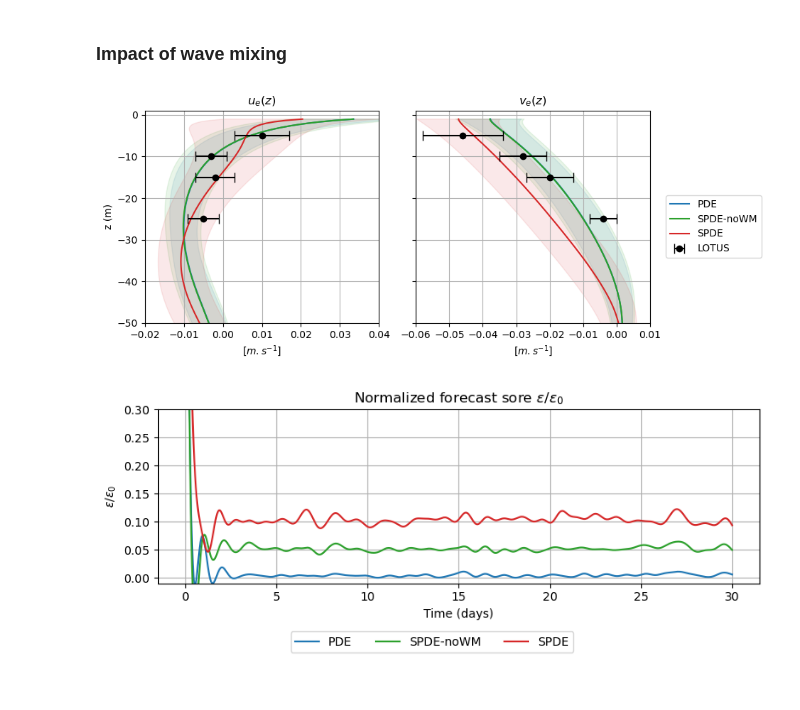
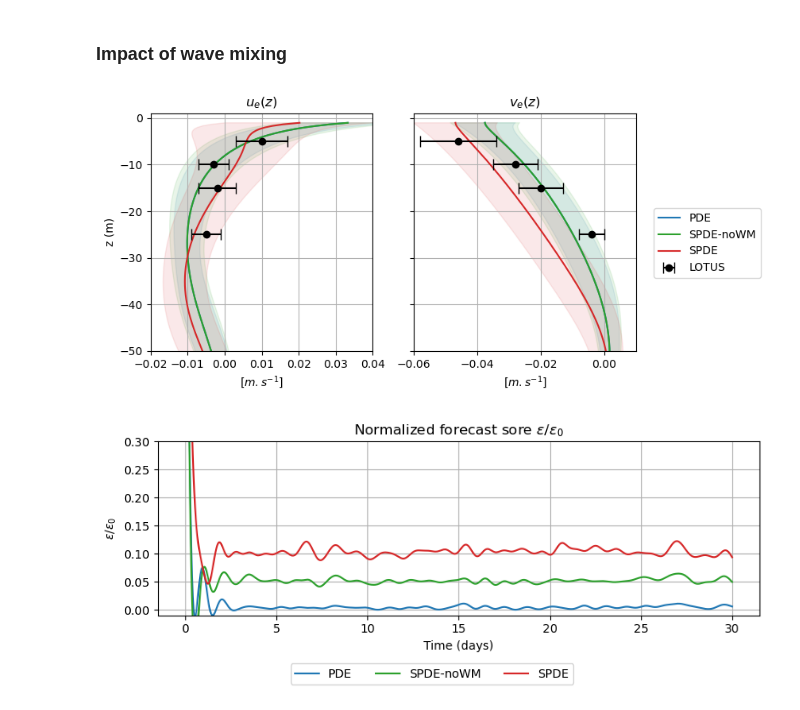
Before and after one commit to mattmattnex/taia-1DV-FD, a Jupyter notebook: experiments/0_tests/lotus_analysis.ipynb, the cells around one changed output. Drawn from its saved outputs; the diff is of its cells as text; code cells hidden in the pictures.

```diff
--- a/experiments/0_tests/lotus_analysis.ipynb
+++ b/experiments/0_tests/lotus_analysis.ipynb
@@ -9,16 +9,16 @@ lotus = LotusTools("/home/mnex/Desktop/1DV_FD/experiments/0_tests/output/")
 # %%
 NENS = 1000
 
 files_closure_impact = {
     'PDE' :       f'PDE_ne1000.nc',
     'SPDE-noWM' : f'SPDE-noWM_ne1000.nc',
     'SPDE' :      f'SPDE_ne1000.nc',
     }
 
 lotus.plot_profiles(files_closure_impact,
-                    figsize=(8,4), colors = ['C0', 'C2', 'C3'])
+                    figsize=(7,4), colors = ['C0', 'C2', 'C3'])
 lotus.plot_forecast(files_closure_impact, ne = NENS, ylim = (-0.01, 0.3),
                     figsize=(8,3), colors = ['C0', 'C2', 'C3'])
 # %% [output]
-[figure, old version]
+[figure, new version]
 [figure]
```
Also changed, not shown: 9 other files.
